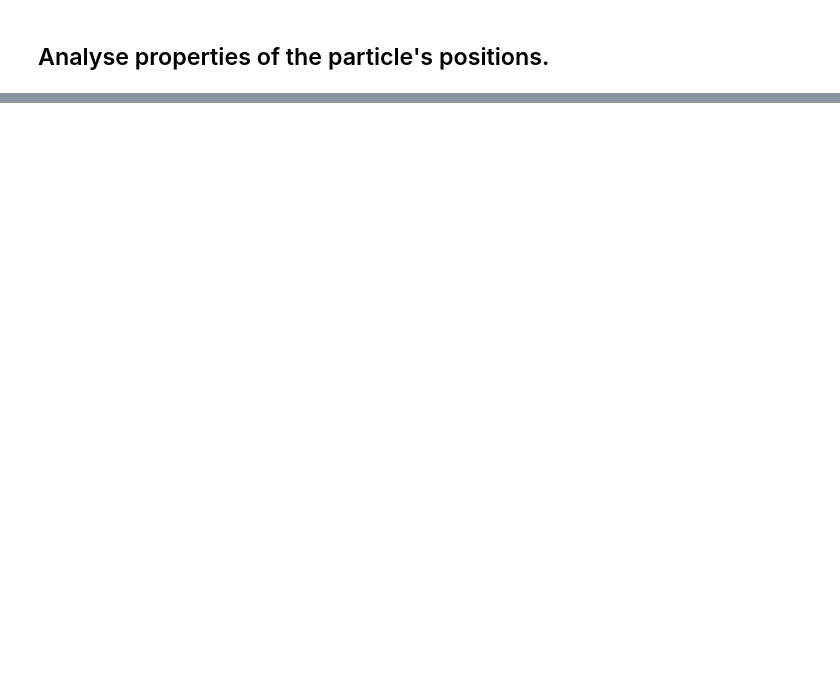
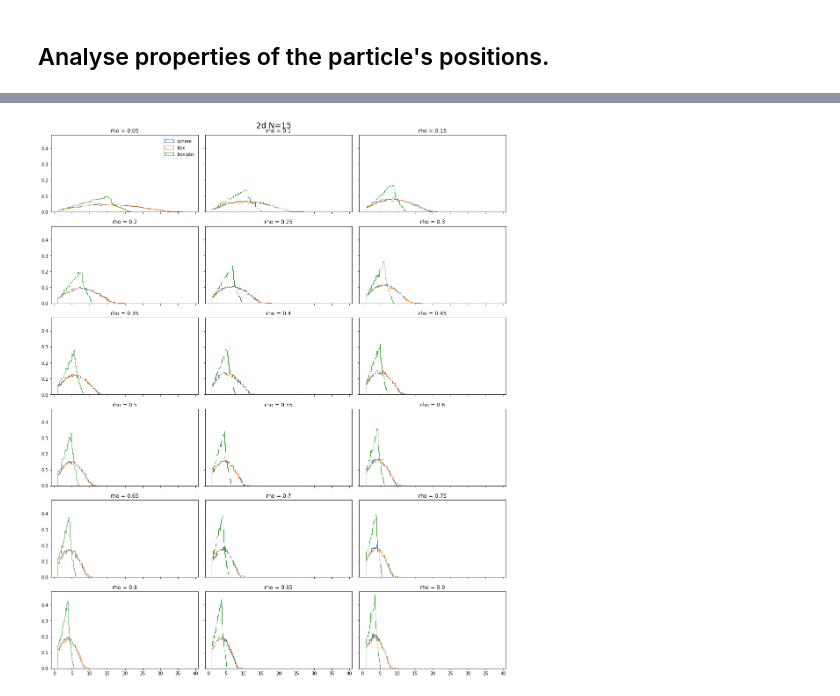
Before and after one commit to abraemer/heisensim, a Jupyter notebook: demo/position_analysis.ipynb, the cells around one changed output, grey strips where cells are left out. Drawn from its saved outputs; the diff is of its cells as text; code cells hidden in the pictures; blank space fills up the shorter version.

```diff
--- a/demo/position_analysis.ipynb
+++ b/demo/position_analysis.ipynb
@@ -79,0 +54,4 @@ axes[0,0].get_children()
+# %%
+distance_pdf_plots(dim=2, N=15)
+# %% [output]
+[figure, added]
```
Also changed, not shown: parts of 11 cells of this notebook.
